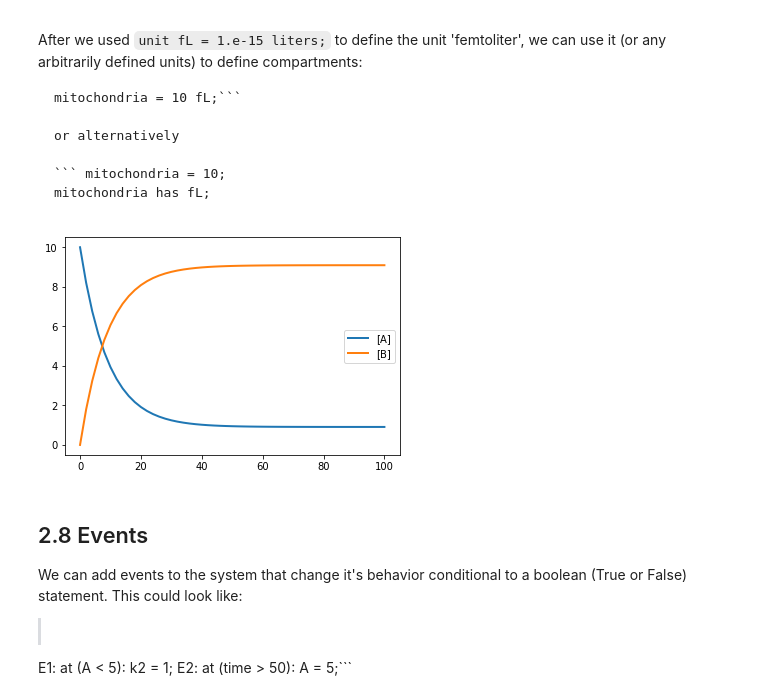
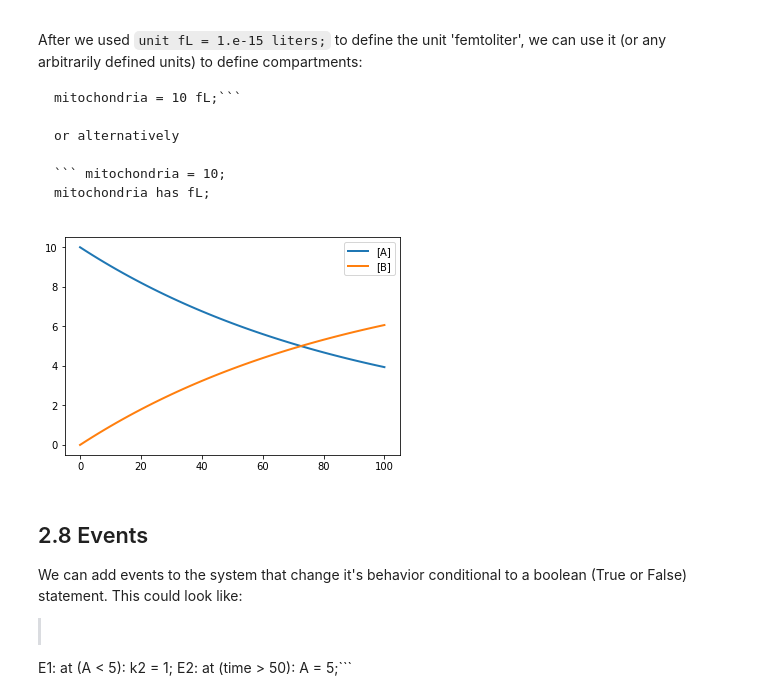
Before and after one commit to AmericanEagle1776/practmodellierung, a Jupyter notebook: tellurium/tellurium_Introduction_11211343.ipynb, the cells around one changed output. Drawn from its saved outputs; the diff is of its cells as text; code cells hidden in the pictures.

```diff
--- a/tellurium/tellurium_Introduction_11211343.ipynb
+++ b/tellurium/tellurium_Introduction_11211343.ipynb
@@ -188,30 +188,41 @@ mitochondria has fL;
 # %%
 # Define the model and add compartments
 simple_model_with_compartments = """
+#units
+unit fL = 1.e-15 liters;
+
 # Reactions
 R1: A -> B; k1 * A;
 R2: B -> A; k2 * B;
 
 # Initial values
 A = 10;
 B = 0;
 
 # Parameters
 k1 = 0.1;
 k2 = 0.01;
 
 # 2.7 Events
 # Compartmentalize our model!
+
+compartment mitochrondria;
+compartment cell;
+mitochondria = 10 fL;
+A in mitochondria;
+cell = 10 fL;
+B in cell;
+
 """
 
 # Load model
 rr = te.loada(simple_model_with_compartments)
 # Simulate model
 result = rr.simulate (0, 100)
 # Plot the results
 rr.plot(result)
 # %% [output]
-[figure, old version]
+[figure, new version]
 # %% [markdown]
 ## 2.8 Events
 
```
Also changed, not shown: parts of 2 cells of this notebook, 3 other files.
